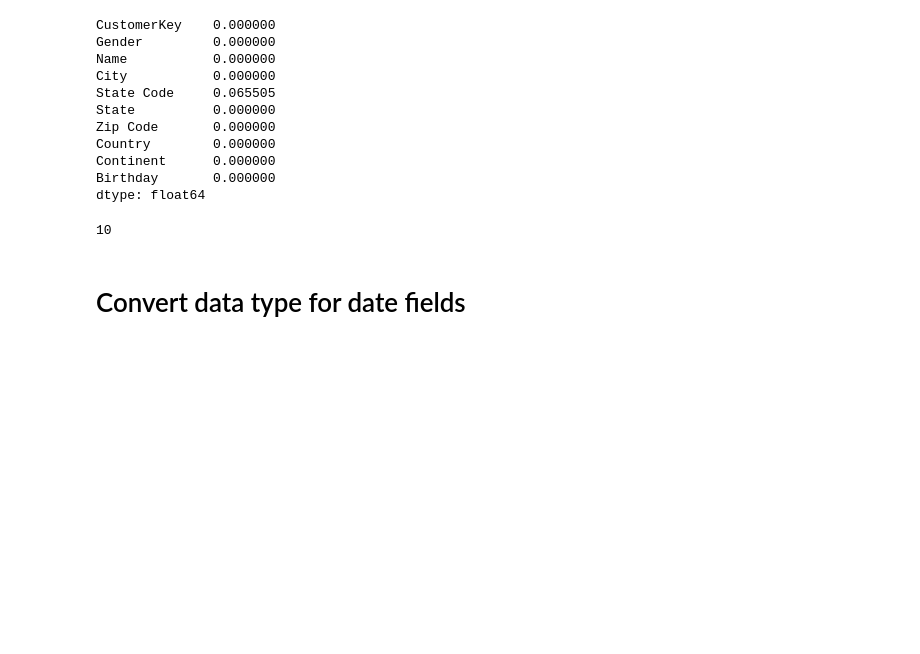
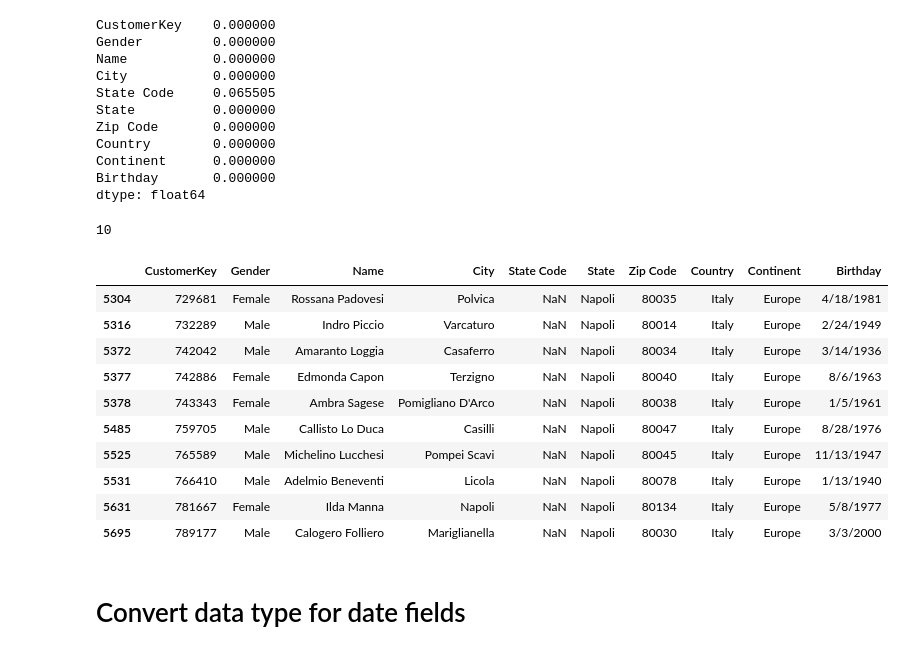
Before and after one commit to kavithajimnath/DataSpark_-Illuminating-Insights-for-Global-Electronics, a Jupyter notebook: PY_Data_Preprocessing.ipynb, the cells around one changed output. Saved outputs shown, nothing was run; the diff lists cells and outputs as text; code cells hidden in the pictures; blank space fills up the shorter version.

```diff
--- a/PY_Data_Preprocessing.ipynb
+++ b/PY_Data_Preprocessing.ipynb
@@ -198,6 +241,20 @@ dtype: float64
 df_customers[df_customers['State Code'].isnull()]['CustomerKey'].count()
 # %% [output]
 10
+# %%
+df_customers[df_customers['State Code'].isnull()]
+# %% [output]
+|  | CustomerKey | Gender | Name | City | State Code | State | Zip Code | Country | Continent | Birthday |
+| 5304 | 729681 | Female | Rossana Padovesi | Polvica | NaN | Napoli | 80035 | Italy | Europe | 4/18/1981 |
+| 5316 | 732289 | Male | Indro Piccio | Varcaturo | NaN | Napoli | 80014 | Italy | Europe | 2/24/1949 |
+| 5372 | 742042 | Male | Amaranto Loggia | Casaferro | NaN | Napoli | 80034 | Italy | Europe | 3/14/1936 |
+| 5377 | 742886 | Female | Edmonda Capon | Terzigno | NaN | Napoli | 80040 | Italy | Europe | 8/6/1963 |
+| 5378 | 743343 | Female | Ambra Sagese | Pomigliano D'Arco | NaN | Napoli | 80038 | Italy | Europe | 1/5/1961 |
+| 5485 | 759705 | Male | Callisto Lo Duca | Casilli | NaN | Napoli | 80047 | Italy | Europe | 8/28/1976 |
+| 5525 | 765589 | Male | Michelino Lucchesi | Pompei Scavi | NaN | Napoli | 80045 | Italy | Europe | 11/13/1947 |
+| 5531 | 766410 | Male | Adelmio Beneventi | Licola | NaN | Napoli | 80078 | Italy | Europe | 1/13/1940 |
+| 5631 | 781667 | Female | Ilda Manna | Napoli | NaN | Napoli | 80134 | Italy | Europe | 5/8/1977 |
+| 5695 | 789177 | Male | Calogero Folliero | Mariglianella | NaN | Napoli | 80030 | Italy | Europe | 3/3/2000 |
 # %%
 #10 records not having state code in customer table
 # %% [markdown]
```
Also changed, not shown: parts of 10 cells of this notebook.
